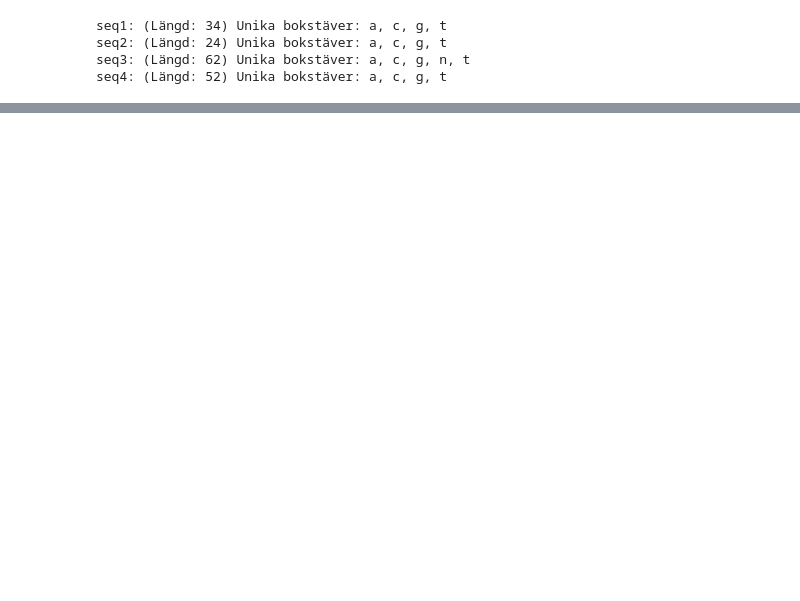
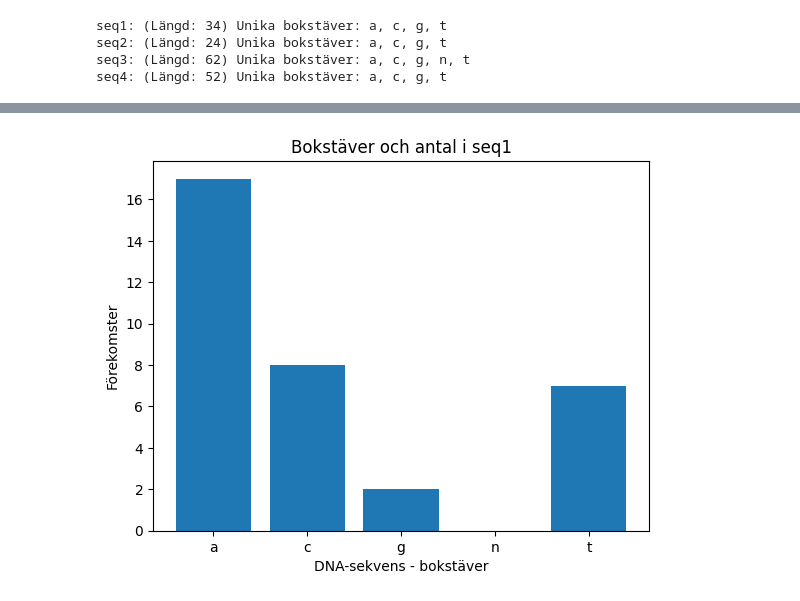
Before and after one commit to suseliwen/Labb1, a Jupyter notebook: Labb1.ipynb, the cells around one changed output, grey strips where cells are left out. Cells and saved outputs as stored; diff of their text form; code cells hidden in the pictures; blank space fills up the shorter version.

```diff
--- a/Labb1.ipynb
+++ b/Labb1.ipynb
@@ -21,3 +23,6 @@ with open("dna_raw.txt", "r") as text_file: # Öppnar filen i läsläge ("r").
 
     if current_sequence_id: #Sparar sista sekvensen efter att loopen är klar.
         dna_sequences[current_sequence_id] = current_sequence
+
+for seq_id, sequence in dna_sequences.items(): #Skriver ut respektive DNA-sekvens på en egen rad.
+    print(f"{seq_id}: {sequence}")
@@ -32,3 +44,10 @@ seq1: (Längd: 34) Unika bokstäver: a, c, g, t
 seq2: (Längd: 24) Unika bokstäver: a, c, g, t
 seq3: (Längd: 62) Unika bokstäver: a, c, g, n, t
 seq4: (Längd: 52) Unika bokstäver: a, c, g, t
+# %%
+def count_letters(sequence): #Funktion för att räkna förekoms av bokstäver i en sekvens.
+    letter_count = {"a": 0, "c": 0, "g": 0, "n": 0, "t": 0} #Skapar en dictionary för att beräkna antal av respektive bokstav i DNA-sekvenserna.
+    for letter in sequence:
+        if letter in letter_count:
+            letter_count[letter] += 1
+    return letter_count
@@ -34,0 +66,13 @@ seq4: (Längd: 52) Unika bokstäver: a, c, g, t
+# %%
+
+seq_id = list(dna_sequences.keys())[0]  # Tar den första sekvensen
+letter_count = count_letters(dna_sequences[seq_id])
+
+# Rita upp stapeldiagrammet
+plt.bar(letter_count.keys(), letter_count.values())
+plt.xlabel("DNA-sekvens - bokstäver")
+plt.ylabel("Förekomster")
+plt.title(f"Bokstäver och antal i {seq_id}")
+plt.show()
+# %% [output]
+[figure, added]
```
Also changed, not shown: parts of 7 cells of this notebook, 1 other file.
